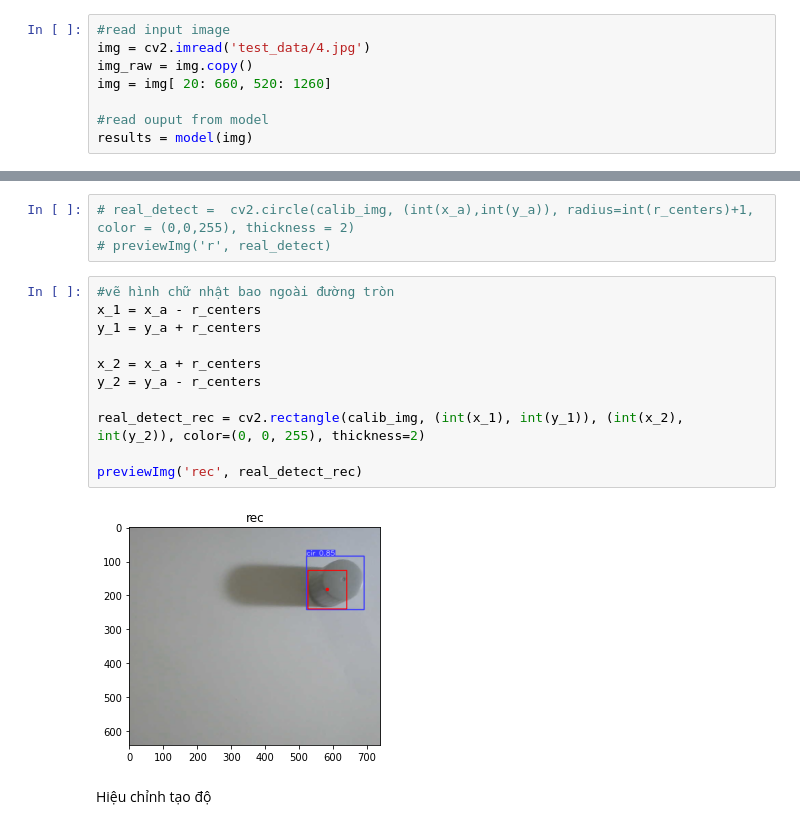
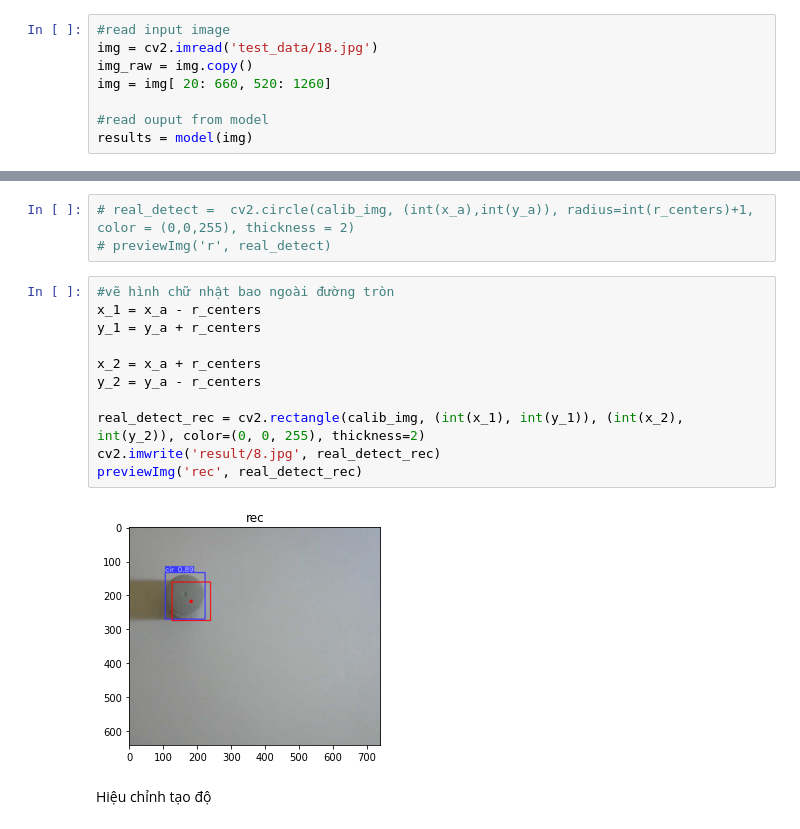
Before and after one commit to anh147/3D-Object-To-Real-World-Coordinates, a Jupyter notebook: main.ipynb, the cells around one changed output, grey strips where cells are left out. Cells and saved outputs as stored; diff of their text form.

```diff
--- a/main.ipynb
+++ b/main.ipynb
@@ -47,7 +47,7 @@ AutoShape(
 )
 # %%
 #read input image
-img = cv2.imread('test_data/4.jpg')
+img = cv2.imread('test_data/18.jpg')
 img_raw = img.copy()
 img = img[ 20: 660, 520: 1260]
 
@@ -126,16 +126,16 @@ previewImg('calib',calib_img)
 # %%
 #vẽ hình chữ nhật bao ngoài đường tròn
 x_1 = x_a - r_centers
 y_1 = y_a + r_centers
 
 x_2 = x_a + r_centers
 y_2 = y_a - r_centers
 
 real_detect_rec = cv2.rectangle(calib_img, (int(x_1), int(y_1)), (int(x_2), int(y_2)), color=(0, 0, 255), thickness=2)
-
+cv2.imwrite('result/8.jpg', real_detect_rec)
 previewImg('rec', real_detect_rec)
 # %% [output]
-[figure, old version]
+[figure, new version]
 # %% [markdown]
 Hiệu chỉnh tạo độ
 # %%
```
Also changed, not shown: parts of 11 cells of this notebook, 22 other files.
